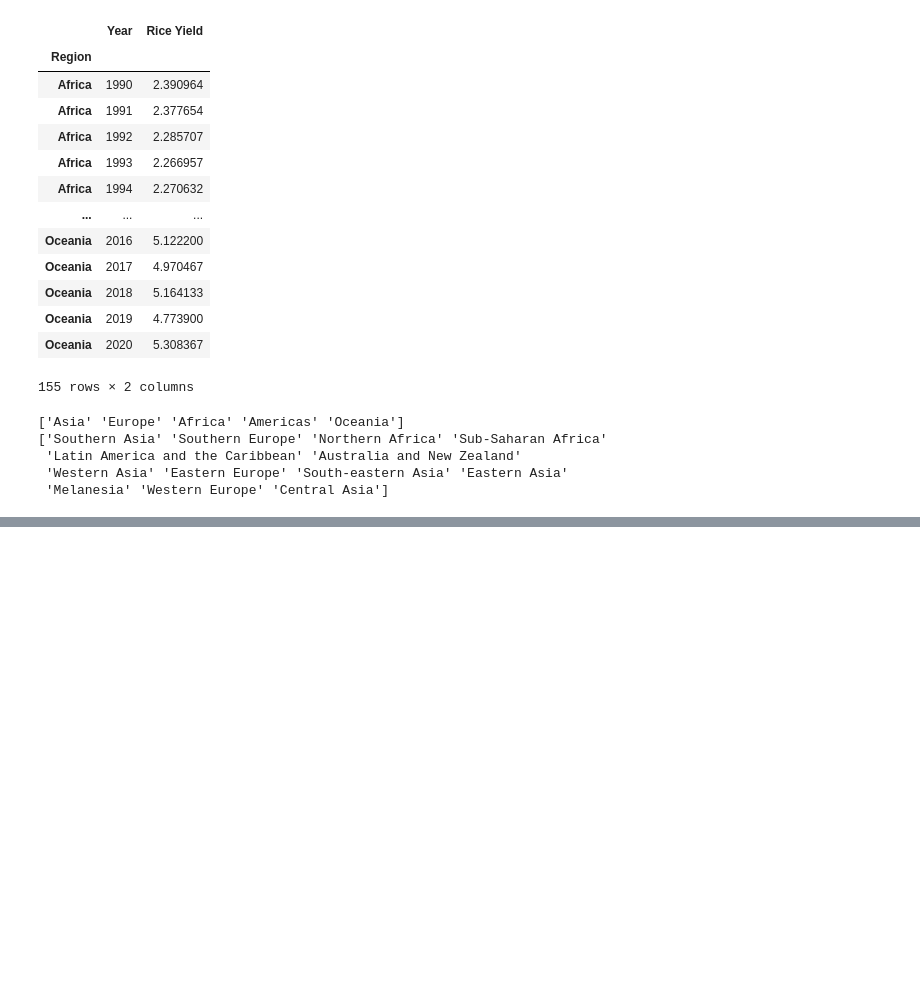
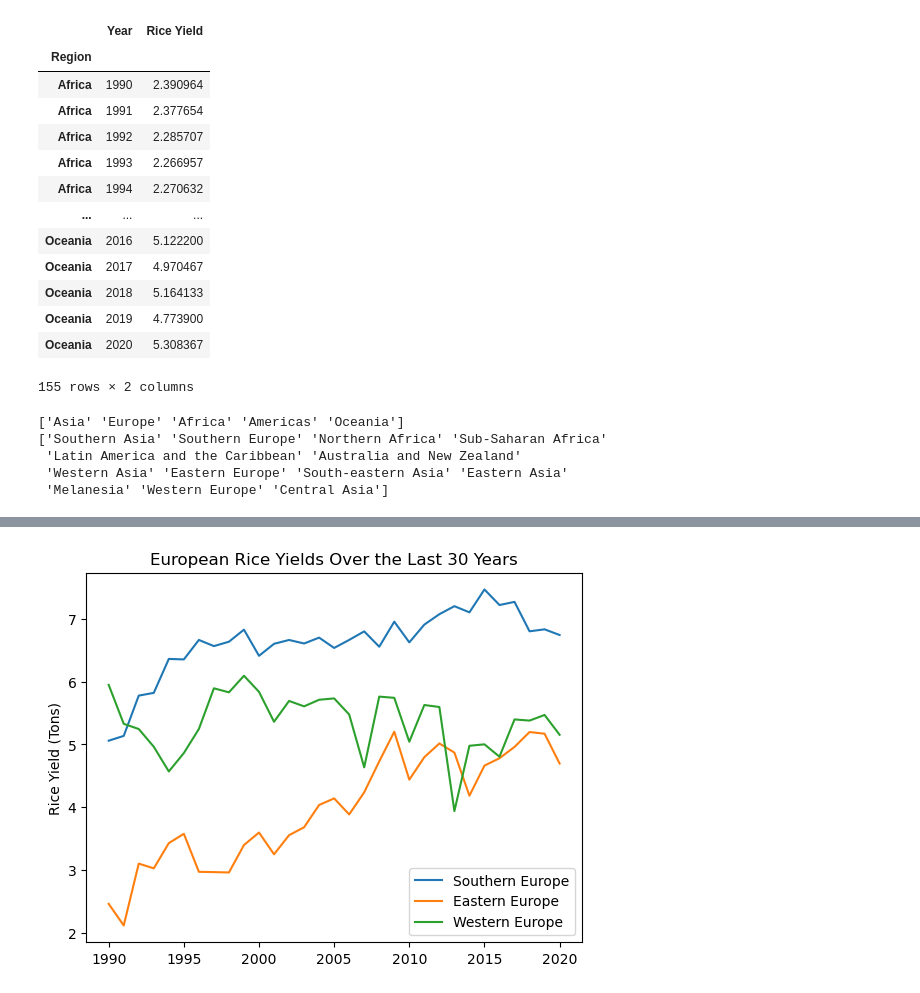
Before and after one commit to dpinsky1/Cancer, a Jupyter notebook: davids_file.ipynb, the cells around one changed output, grey strips where cells are left out. Drawn from its saved outputs; the diff is of its cells as text; code cells hidden in the pictures; blank space fills up the shorter version.

```diff
--- a/davids_file.ipynb
+++ b/davids_file.ipynb
@@ -158,0 +205,23 @@ print(sub_regions)
+# %%
+# Separate out sub-regions for plotting
+south_euro = cleaned_yields.loc[cleaned_yields['Sub-Region'] == 'Southern Europe', ['Year','Rice Yield']]
+south_euro_yields = south_euro.groupby('Year')['Rice Yield'].mean()
+
+east_euro = cleaned_yields.loc[cleaned_yields['Sub-Region'] == 'Eastern Europe', ['Year','Rice Yield']]
+east_euro_yields = east_euro.groupby('Year')['Rice Yield'].mean()
+
+west_euro = cleaned_yields.loc[cleaned_yields['Sub-Region'] == 'Western Europe', ['Year','Rice Yield']]
+west_euro_yields = west_euro.groupby('Year')['Rice Yield'].mean()
+
+
+
+plt.plot(south_euro_yields, label='Southern Europe'), plt.plot(east_euro_yields, label='Eastern Europe'), \
+    plt.plot(west_euro_yields, label='Western Europe')
+
+plt.legend()
+# plt.xlabel('Year')
+plt.ylabel('Rice Yield (Tons)')
+plt.title('European Rice Yields Over the Last 30 Years')
+plt.show()
+# %% [output]
+[figure, added]
```
Also changed, not shown: parts of 12 cells of this notebook.
